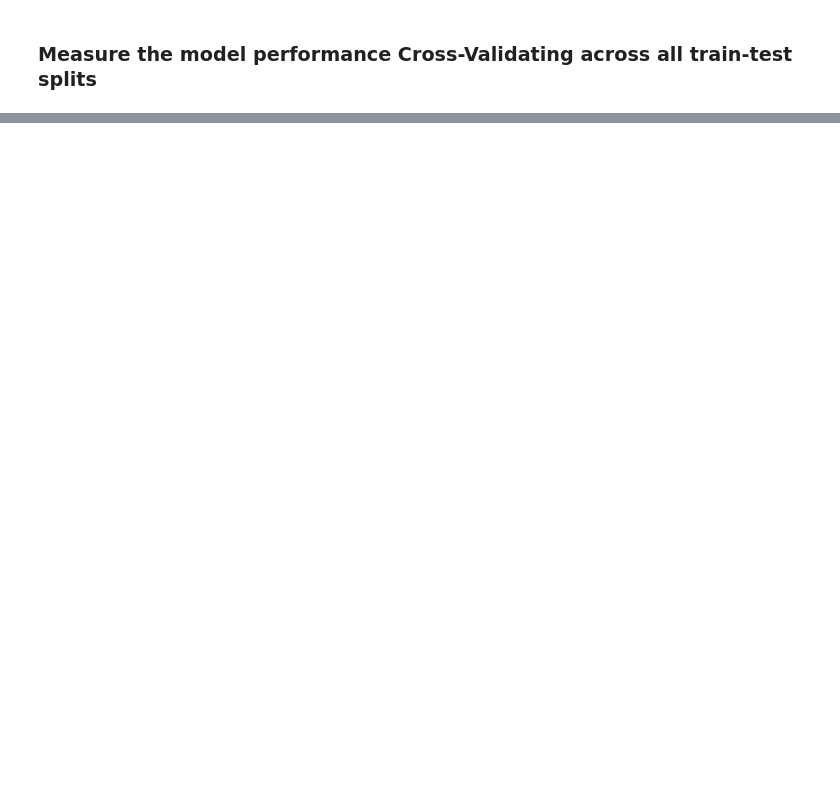
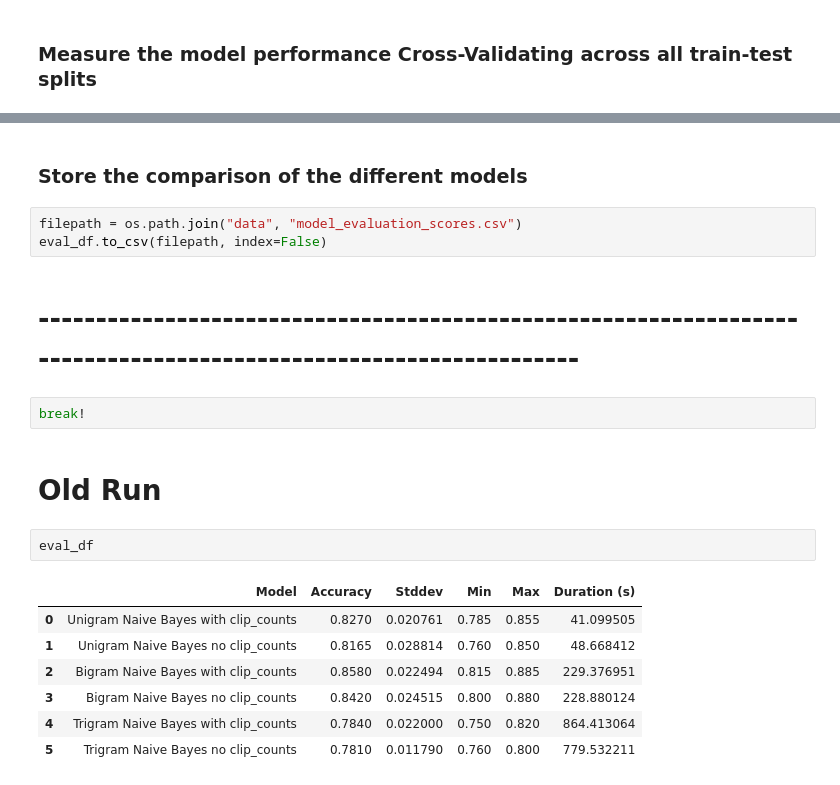
Before and after one commit to Crone1/Movie-Review-Sentiment-Classification-Using-Sklearn, a Jupyter notebook: movie_sentiment_classification.ipynb, the cells around one changed output, grey strips where cells are left out. Cells and saved outputs as stored; diff of their text form; blank space fills up the shorter version.

```diff
--- a/movie_sentiment_classification.ipynb
+++ b/movie_sentiment_classification.ipynb
@@ -146,0 +215,21 @@ eval_df.reset_index(drop=True)
+# %% [markdown]
+### Store the comparison of the different models
+# %%
+filepath = os.path.join("data", "model_evaluation_scores.csv")
+eval_df.to_csv(filepath, index=False)
+# %% [markdown]
+# -----------------------------------------------------------------------------------------------------------------
+# %%
+break!
+# %% [markdown]
+# Old Run
+# %%
+eval_df
+# %% [output]
+|  | Model | Accuracy | Stddev | Min | Max | Duration (s) |
+| 0 | Unigram Naive Bayes with clip_counts | 0.8270 | 0.020761 | 0.785 | 0.855 | 41.099505 |
+| 1 | Unigram Naive Bayes no clip_counts | 0.8165 | 0.028814 | 0.760 | 0.850 | 48.668412 |
+| 2 | Bigram Naive Bayes with clip_counts | 0.8580 | 0.022494 | 0.815 | 0.885 | 229.376951 |
+| 3 | Bigram Naive Bayes no clip_counts | 0.8420 | 0.024515 | 0.800 | 0.880 | 228.880124 |
+| 4 | Trigram Naive Bayes with clip_counts | 0.7840 | 0.022000 | 0.750 | 0.820 | 864.413064 |
+| 5 | Trigram Naive Bayes no clip_counts | 0.7810 | 0.011790 | 0.760 | 0.800 | 779.532211 |
```
Also changed, not shown: parts of 28 cells of this notebook, 1 other file.
